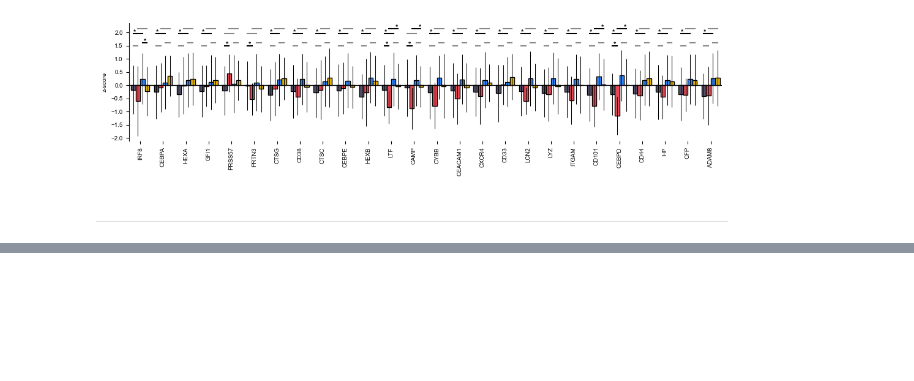
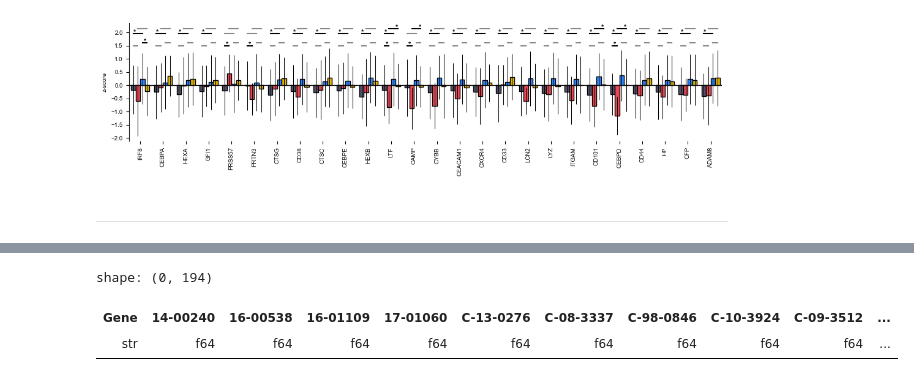
Before and after one commit to PNNL-CompBio/amlMultidrugResistance, a Jupyter notebook: aml_outcome_disparities/analysis/mutations/11_cell_type_scoring.ipynb, the cells around one changed output, grey strips where cells are left out. Drawn from its saved outputs; the diff is of its cells as text; code cells hidden in the pictures; blank space fills up the shorter version.

```diff
--- a/aml_outcome_disparities/analysis/mutations/11_cell_type_scoring.ipynb
+++ b/aml_outcome_disparities/analysis/mutations/11_cell_type_scoring.ipynb
@@ -1544,0 +1586,6 @@ race='white' pv_mut=0.0130
+# %%
+tx2p.filter(pl.col("Gene") == "WDR56")
+# %% [output]
+shape: (0, 194)
+| Gene | 14-00240 | 16-00538 | 16-01109 | 17-01060 | C-13-0276 | C-08-3337 | C-98-0846 | C-10-3924 | C-09-3512 | ... |
+| str | f64 | f64 | f64 | f64 | f64 | f64 | f64 | f64 | f64 | ... |
```
Also changed, not shown: parts of 10 cells of this notebook.
